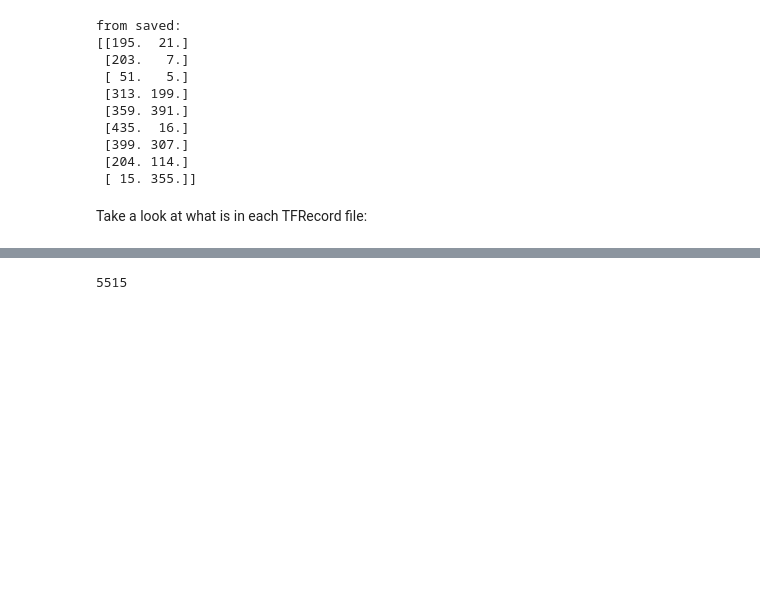
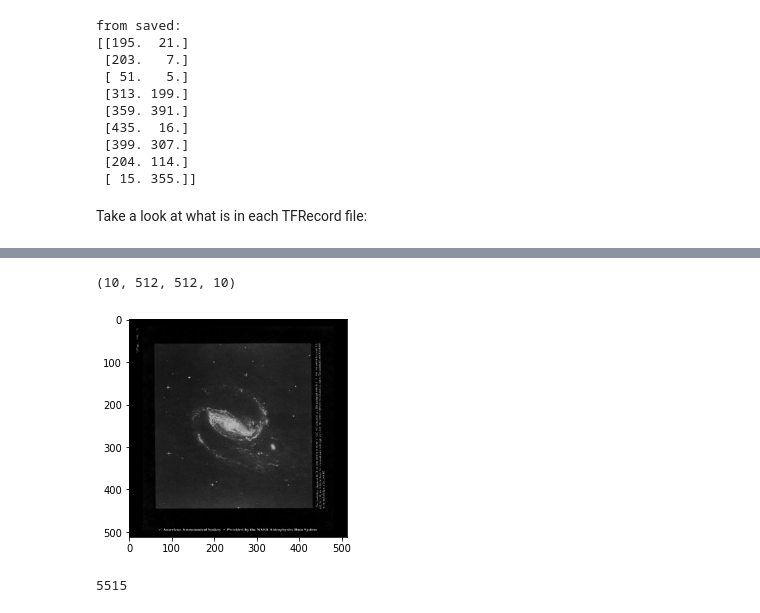
Before and after one commit to ReadingTimeMachine/figure_and_caption_extraction, a Jupyter notebook: mega_yolo_train_tfrecords.ipynb, the cells around one changed output, grey strips where cells are left out. Drawn from its saved outputs; the diff is of its cells as text; code cells hidden in the pictures; blank space fills up the shorter version.

```diff
--- a/mega_yolo_train_tfrecords.ipynb
+++ b/mega_yolo_train_tfrecords.ipynb
@@ -21,11 +21,11 @@ saved_weights_file = None
 #extraName = '' # append to training weights name
 
 # for feature collections
-fileStorage = 'binaries_model8_tfrecordz/'
-extraName = 'model8_tfrec'
+#fileStorage = 'binaries_model8_tfrecordz/'
+#extraName = 'model8_tfrec'
 
-# fileStorage = 'binaries_model7_tfrecordz/'
-# extraName = 'model7_tfrec'
+fileStorage = 'binaries_model7_tfrecordz/'
+extraName = 'model7_tfrec'
 # %%
 # toggle for if on google collab or not
 import os
@@ -367,12 +366,15 @@ valid_dataset = valid_dataset.repeat()
 valid_dataset = valid_dataset.batch(batch_size)
 valid_dataset = valid_dataset.prefetch(tf.data.AUTOTUNE)
 # %%
-# # check one out, but only if you wanna
-# for image,y1,y2,y3 in train_dataset.take(1):
-#     imgPlot = image.numpy()
-#     print(imgPlot.shape)
-#     plt.imshow(imgPlot[0,:,:,0],cmap='gray')
-#     #print(y1)
+# check one out, but only if you wanna
+for image,y1,y2,y3 in train_dataset.take(1):
+    imgPlot = image.numpy()
+    print(imgPlot.shape)
+    plt.imshow(imgPlot[0,:,:,0],cmap='gray')
+    #print(y1)
+# %% [output]
+(10, 512, 512, 10)
+[figure, added]
 # %%
 # Grab annotations to calculate steps... sometimes this can take a bit...
 annotations = glob.glob(classDir_main_to + '*')
```
Also changed, not shown: parts of 11 cells of this notebook.
